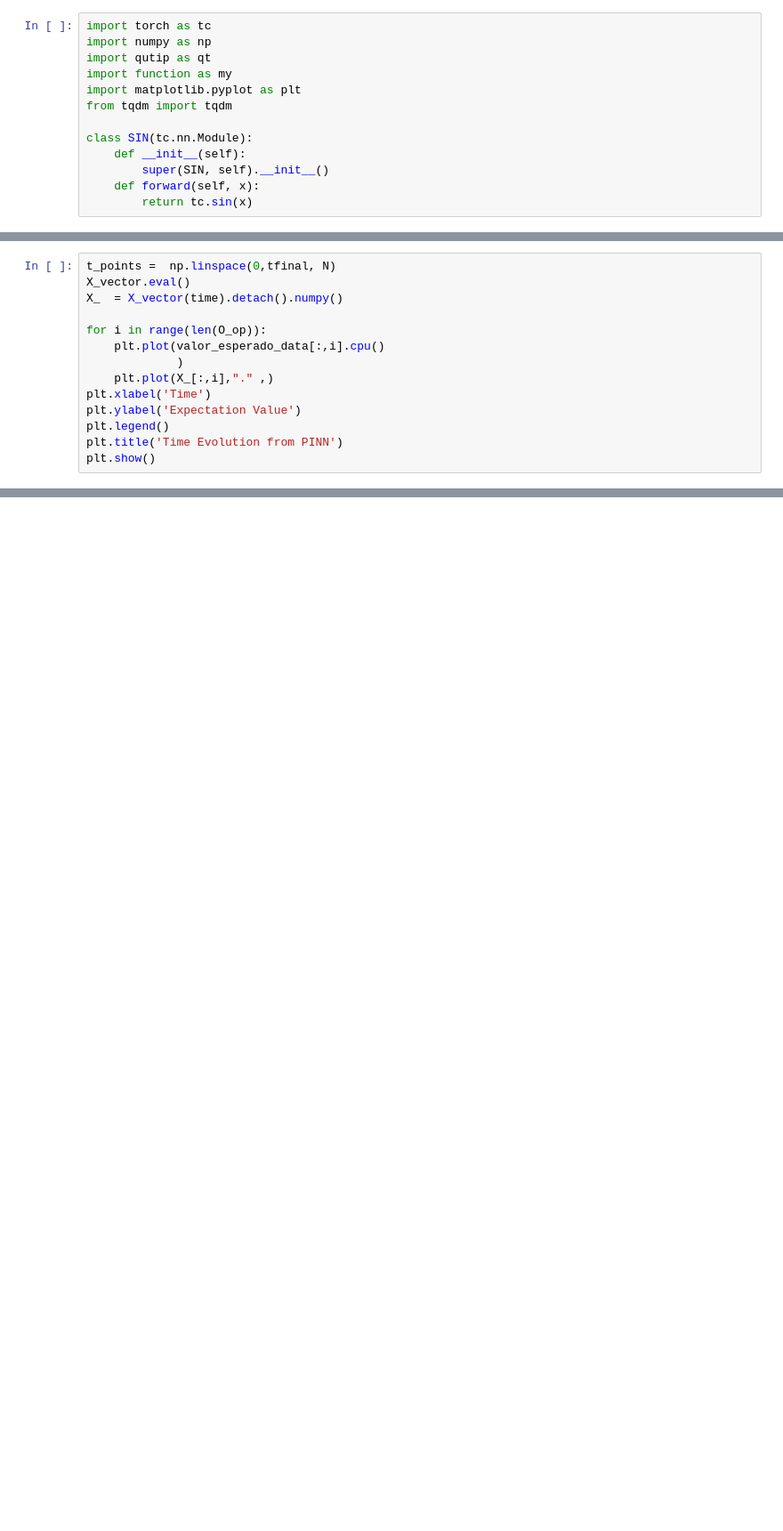
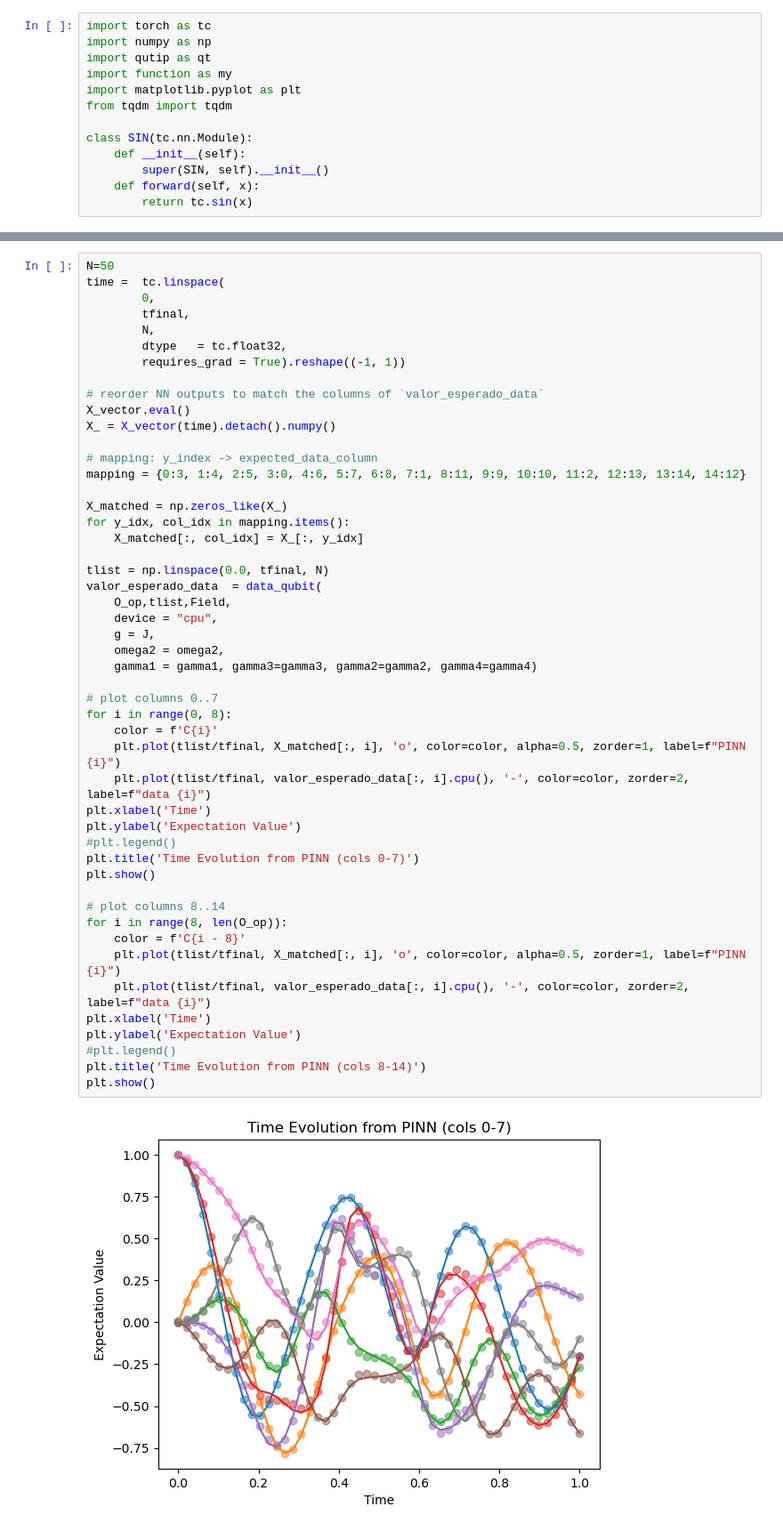
Before and after one commit to GubioGL/Pinn-inverse-for-H-time, a Jupyter notebook: modelo_2(Rede neural)/PINN_field_5_twoqubits_open.ipynb, the cells around one changed output, grey strips where cells are left out. Shown at 89% size. Cells and saved outputs as stored; diff of their text form; blank space fills up the shorter version.

```diff
--- a/modelo_2(Rede neural)/PINN_field_5_twoqubits_open.ipynb
+++ b/modelo_2(Rede neural)/PINN_field_5_twoqubits_open.ipynb
@@ -255,14 +317,0 @@ plt.show()
-# %%
-t_points =  np.linspace(0,tfinal, N)
-X_vector.eval()
-X_  = X_vector(time).detach().numpy()
-
-for i in range(len(O_op)):
-    plt.plot(valor_esperado_data[:,i].cpu()
-             )
-    plt.plot(X_[:,i],"." ,)
-plt.xlabel('Time')
-plt.ylabel('Expectation Value')
-plt.legend()
-plt.title('Time Evolution from PINN')
-plt.show()
@@ -270,0 +318,51 @@ plt.show()
+# %%
+N=50
+time =  tc.linspace(
+        0,
+        tfinal,
+        N,
+        dtype   = tc.float32,
+        requires_grad = True).reshape((-1, 1))
+
+# reorder NN outputs to match the columns of `valor_esperado_data`
+X_vector.eval()
+X_ = X_vector(time).detach().numpy()
+
+# mapping: y_index -> expected_data_column
+mapping = {0:3, 1:4, 2:5, 3:0, 4:6, 5:7, 6:8, 7:1, 8:11, 9:9, 10:10, 11:2, 12:13, 13:14, 14:12}
+
+X_matched = np.zeros_like(X_)
+for y_idx, col_idx in mapping.items():
+    X_matched[:, col_idx] = X_[:, y_idx]
+
+tlist = np.linspace(0.0, tfinal, N)
+valor_esperado_data  = data_qubit(
+    O_op,tlist,Field,
+    device = "cpu",
+    g = J,
+    omega2 = omega2,
+    gamma1 = gamma1, gamma3=gamma3, gamma2=gamma2, gamma4=gamma4)
+
+# plot columns 0..7
+for i in range(0, 8):
+    color = f'C{i}'
+    plt.plot(tlist/tfinal, X_matched[:, i], 'o', color=color, alpha=0.5, zorder=1, label=f"PINN {i}")
+    plt.plot(tlist/tfinal, valor_esperado_data[:, i].cpu(), '-', color=color, zorder=2, label=f"data {i}")
+plt.xlabel('Time')
+plt.ylabel('Expectation Value')
+#plt.legend()
+plt.title('Time Evolution from PINN (cols 0-7)')
+plt.show()
+
+# plot columns 8..14
+for i in range(8, len(O_op)):
+    color = f'C{i - 8}'
+    plt.plot(tlist/tfinal, X_matched[:, i], 'o', color=color, alpha=0.5, zorder=1, label=f"PINN {i}")
+    plt.plot(tlist/tfinal, valor_esperado_data[:, i].cpu(), '-', color=color, zorder=2, label=f"data {i}")
+plt.xlabel('Time')
+plt.ylabel('Expectation Value')
+#plt.legend()
+plt.title('Time Evolution from PINN (cols 8-14)')
+plt.show()
+# %% [output]
+[figure, added]
```
Also changed, not shown: parts of 12 cells of this notebook, 7 other files.
